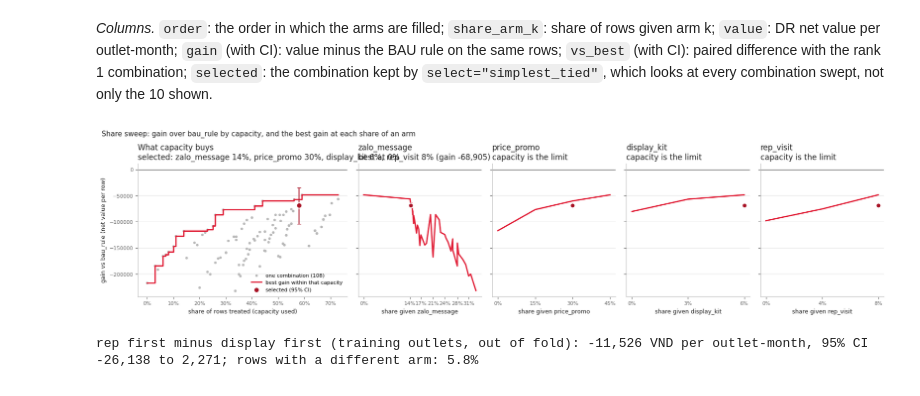
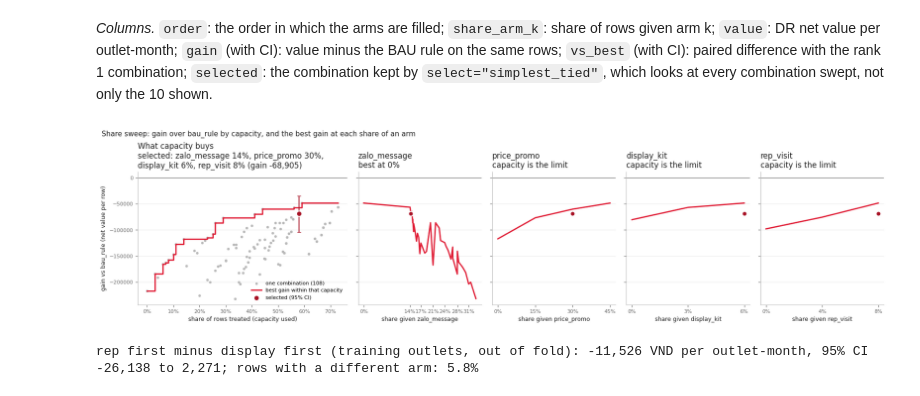
Before and after one commit to n2tp1311/AutoUpliftMultiArms, a Jupyter notebook: case_study_beer/03_case_study_beer.ipynb, the cells around one changed output. Saved outputs shown, nothing was run; the diff lists cells and outputs as text; code cells hidden in the pictures.

```diff
--- a/case_study_beer/03_case_study_beer.ipynb
+++ b/case_study_beer/03_case_study_beer.ipynb
@@ -593,11 +593,12 @@ X.table(sweep[cols].head(10), "sweep_top10", "Share sweep on the training outlet
 # %%
 fig = ev_oof.plot_sweep(sweep, arm_labels=LABELS)
 h.money_labels(fig)                                   # whole VND in the titles (the library prints 4 decimals)
+h.wrap_titles(fig)                                    # wrap the long "selected: ..." subtitle to its panel width
 X.fig(fig, "sweep",
       "Share sweep: DR gain over the BAU rule (VND per outlet-month) of every share combination; the selected one is marked.",
       "Part 7, MultiArmEvaluator.plot_sweep()")
 # %% [output]
-[figure, old version]
+[figure, new version]
 # %%
 # Fill order of the capacity policy: rep visits first, then display kits, an analyst's choice made with the truth of
 # Part 2 in view. Check it without the truth: the reverse order on the training outlets, out of fold, caps scaled to them.
```
Also changed, not shown: parts of 1 cell of this notebook, 7 other files.
